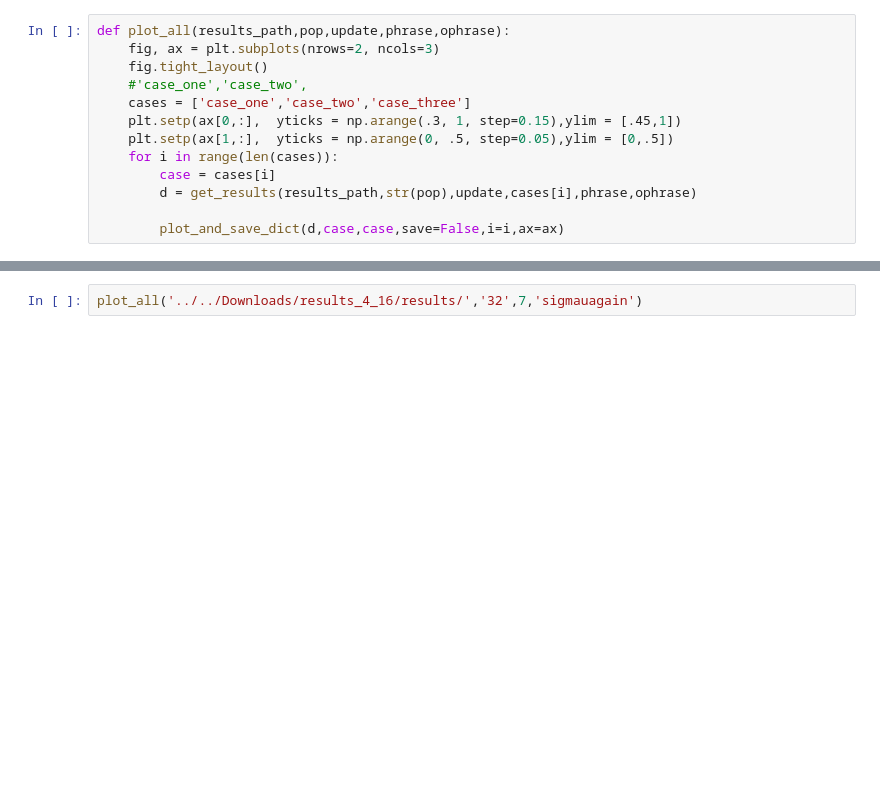
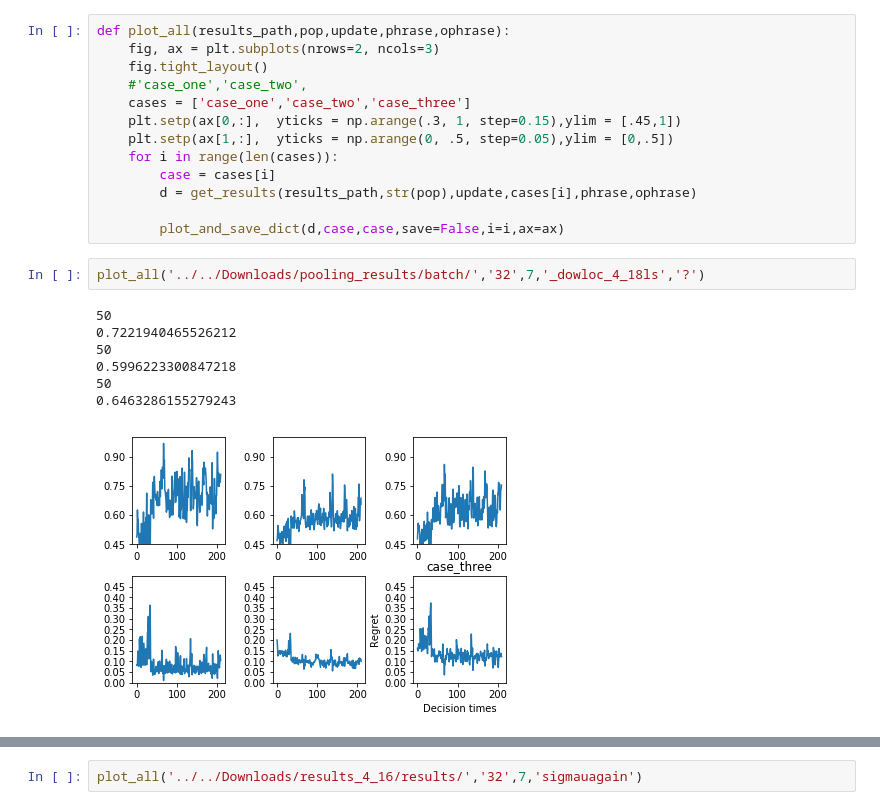
Before and after one commit to StatisticalReinforcementLearningLab/pooling_rl, a Jupyter notebook: evaluation/plot_all.ipynb, the cells around one changed output, grey strips where cells are left out. Cells and saved outputs as stored; diff of their text form; blank space fills up the shorter version.

```diff
--- a/evaluation/plot_all.ipynb
+++ b/evaluation/plot_all.ipynb
@@ -104,4 +104,14 @@ def plot_all(results_path,pop,update,phrase,ophrase):
         d = get_results(results_path,str(pop),update,cases[i],phrase,ophrase)
 
         plot_and_save_dict(d,case,case,save=False,i=i,ax=ax)
+# %%
+plot_all('../../Downloads/pooling_results/batch/','32',7,'_dowloc_4_18ls','?')
+# %% [output]
+50
+0.7221940465526212
+50
+0.5996223300847218
+50
+0.6463286155279243
+[figure, added]
 # %%
```
Also changed, not shown: parts of 8 cells of this notebook, 7 other files.
